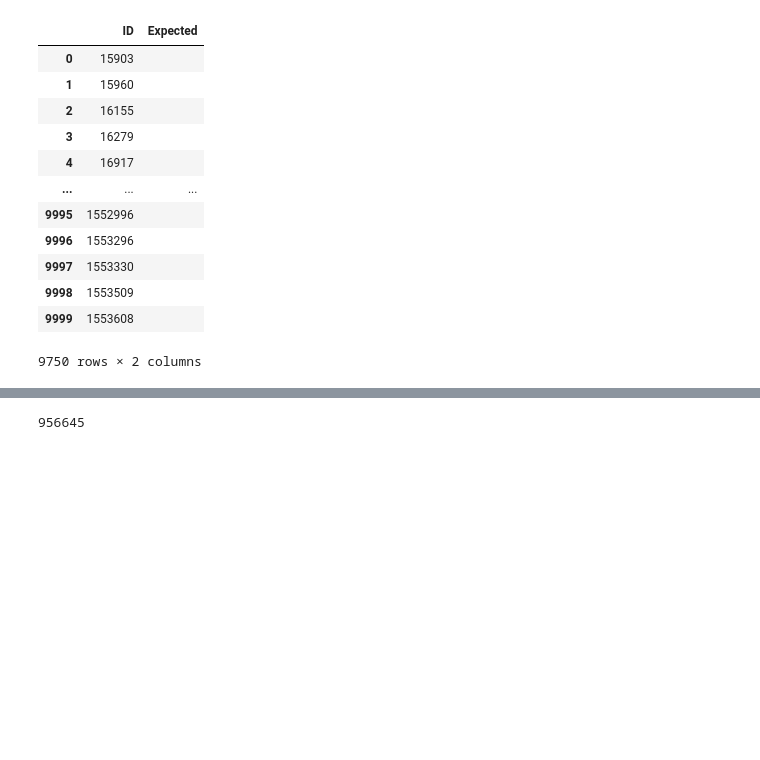
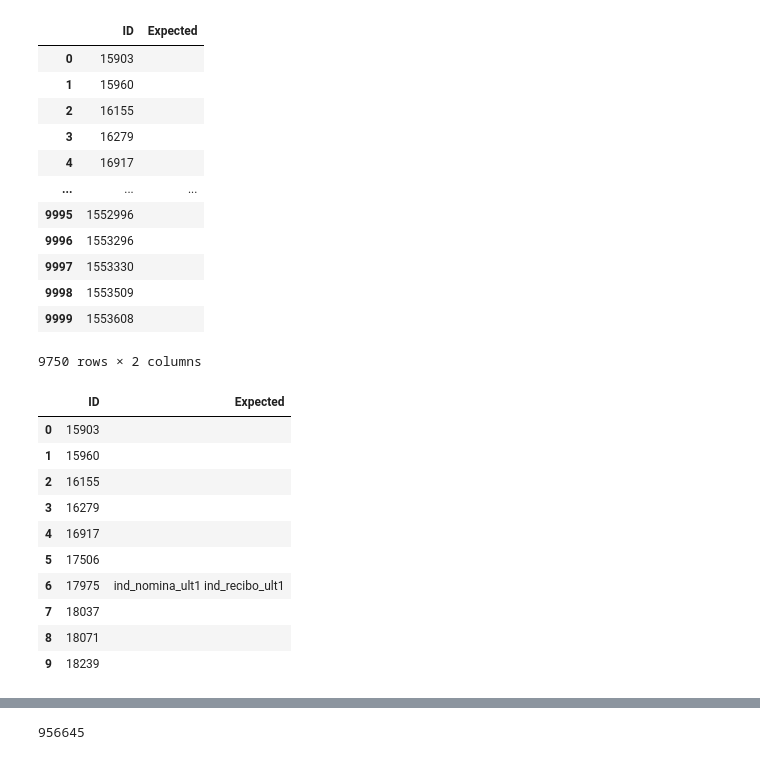
Before and after one commit to Fra1977/kaggle_santander, a Jupyter notebook: 02_create_train_test_sbmission_set.ipynb, the cells around one changed output, grey strips where cells are left out. Cells and saved outputs as stored; diff of their text form; code cells hidden in the pictures; blank space fills up the shorter version.

```diff
--- a/02_create_train_test_sbmission_set.ipynb
+++ b/02_create_train_test_sbmission_set.ipynb
@@ -342 +342,15 @@ df_subm.to_csv("submission.csv")
+# %%
+df_subm.iloc[:10]
+# %% [output]
+|  | ID | Expected |
+| 0 | 15903 |  |
+| 1 | 15960 |  |
+| 2 | 16155 |  |
+| 3 | 16279 |  |
+| 4 | 16917 |  |
+| 5 | 17506 |  |
+| 6 | 17975 | ind_nomina_ult1 ind_recibo_ult1 |
+| 7 | 18037 |  |
+| 8 | 18071 |  |
+| 9 | 18239 |  |
 # %%
```
Also changed, not shown: parts of 4 cells of this notebook, 1 other file.
